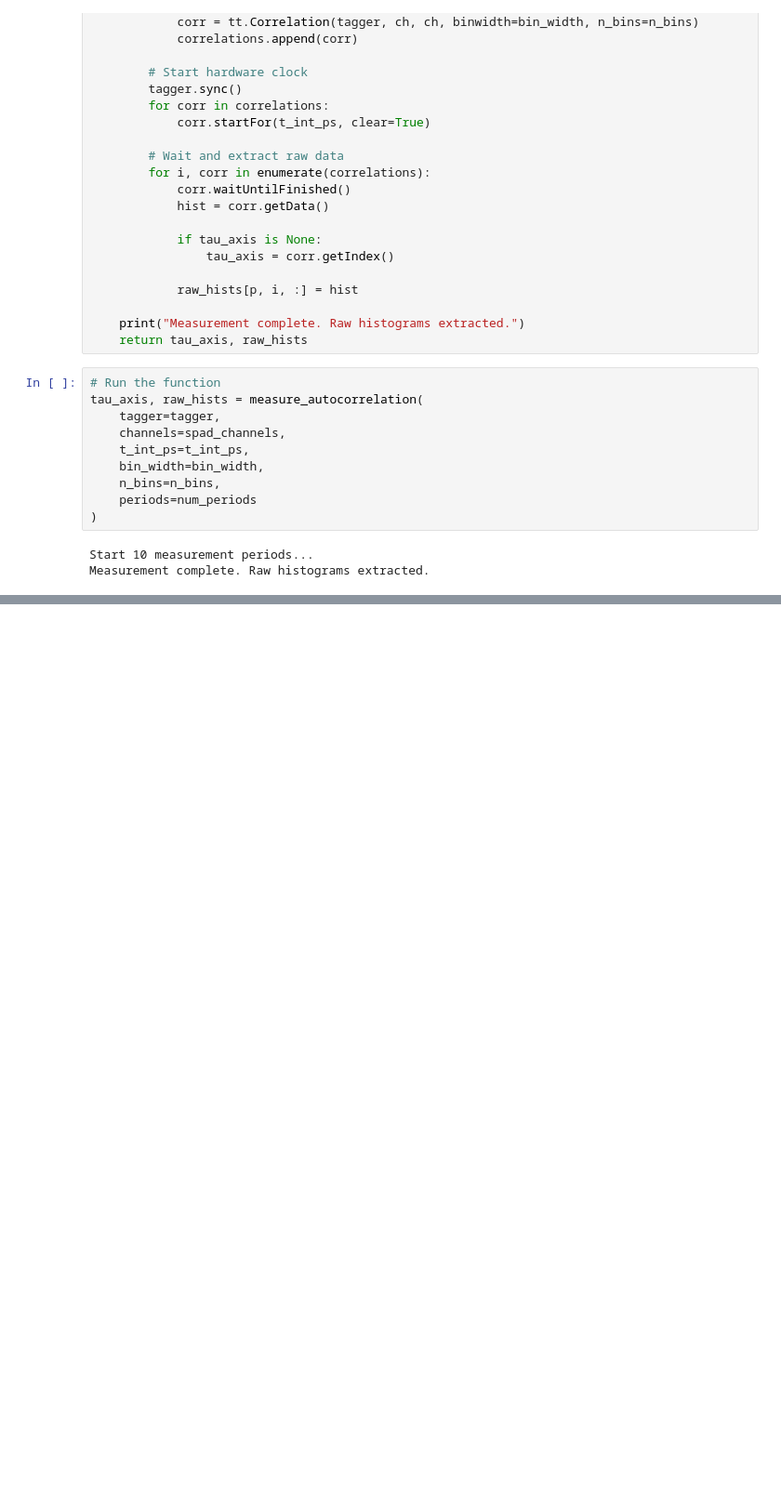
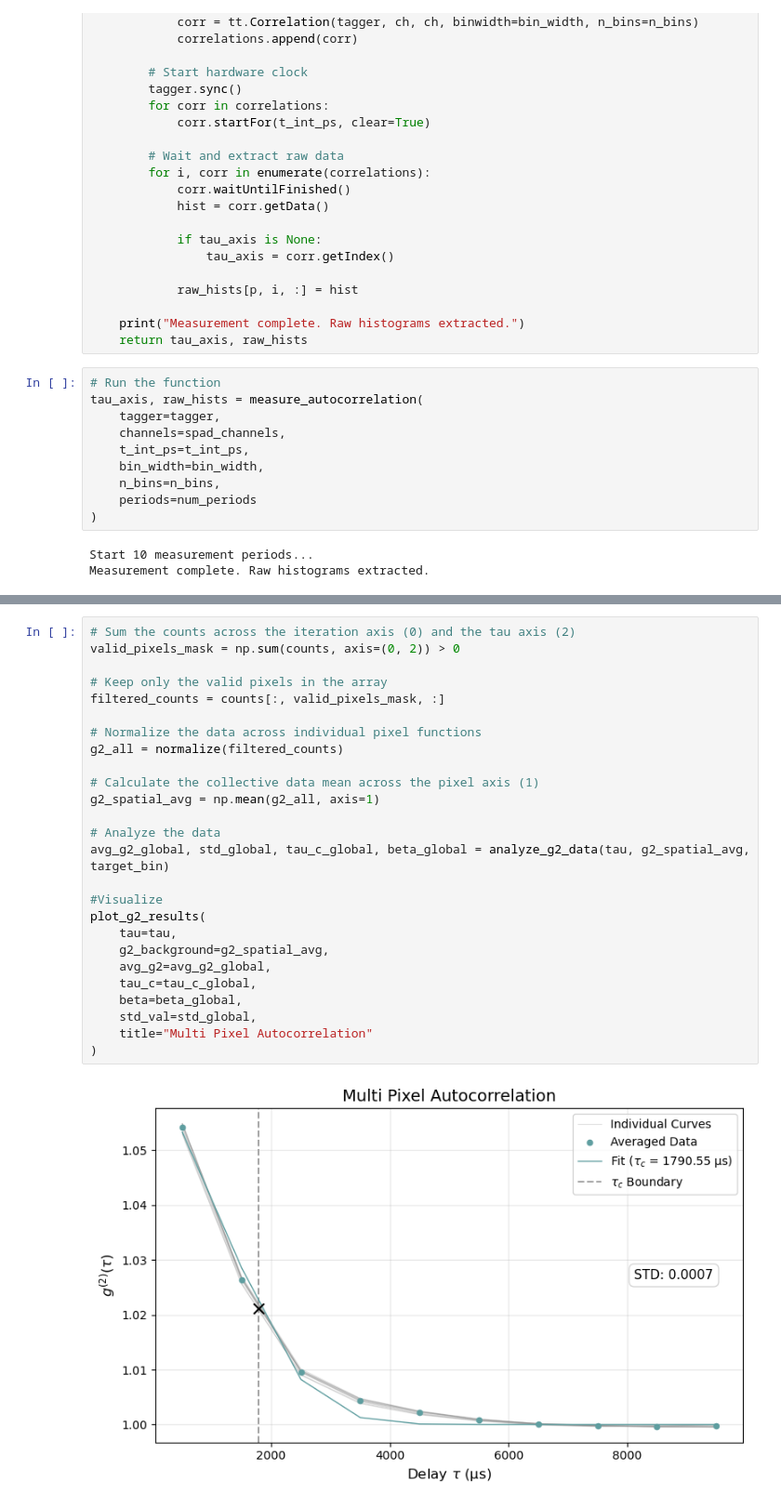
Before and after one commit to Barroso01/optics-spad-measurements-python, a Jupyter notebook: jupyter-notebooks/decorrelation.ipynb, the cells around one changed output, grey strips where cells are left out. Shown at 93% size. Drawn from its saved outputs; the diff is of its cells as text; blank space fills up the shorter version.

```diff
--- a/jupyter-notebooks/decorrelation.ipynb
+++ b/jupyter-notebooks/decorrelation.ipynb
@@ -423,0 +559,28 @@ MULTI-SPECKLE AVERAGE:
+# %%
+# Sum the counts across the iteration axis (0) and the tau axis (2)
+valid_pixels_mask = np.sum(counts, axis=(0, 2)) > 0
+
+# Keep only the valid pixels in the array
+filtered_counts = counts[:, valid_pixels_mask, :]
+
+# Normalize the data across individual pixel functions
+g2_all = normalize(filtered_counts)
+
+# Calculate the collective data mean across the pixel axis (1)
+g2_spatial_avg = np.mean(g2_all, axis=1)
+
+# Analyze the data
+avg_g2_global, std_global, tau_c_global, beta_global = analyze_g2_data(tau, g2_spatial_avg, target_bin)
+
+#Visualize
+plot_g2_results(
+    tau=tau,
+    g2_background=g2_spatial_avg,
+    avg_g2=avg_g2_global,
+    tau_c=tau_c_global,
+    beta=beta_global,
+    std_val=std_global,
+    title="Multi Pixel Autocorrelation"
+)
+# %% [output]
+[figure, added]
```
Also changed, not shown: parts of 12 cells of this notebook, 1 other file.
